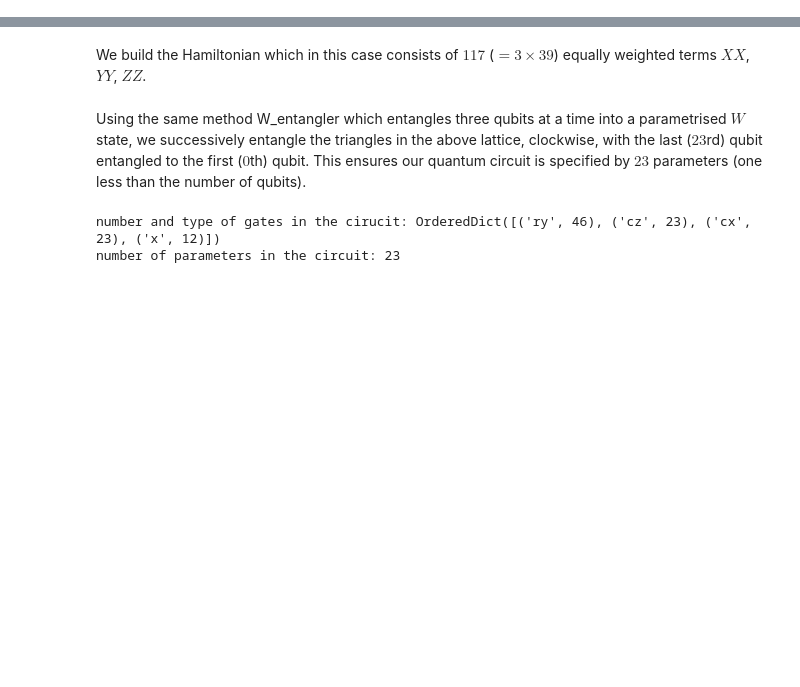
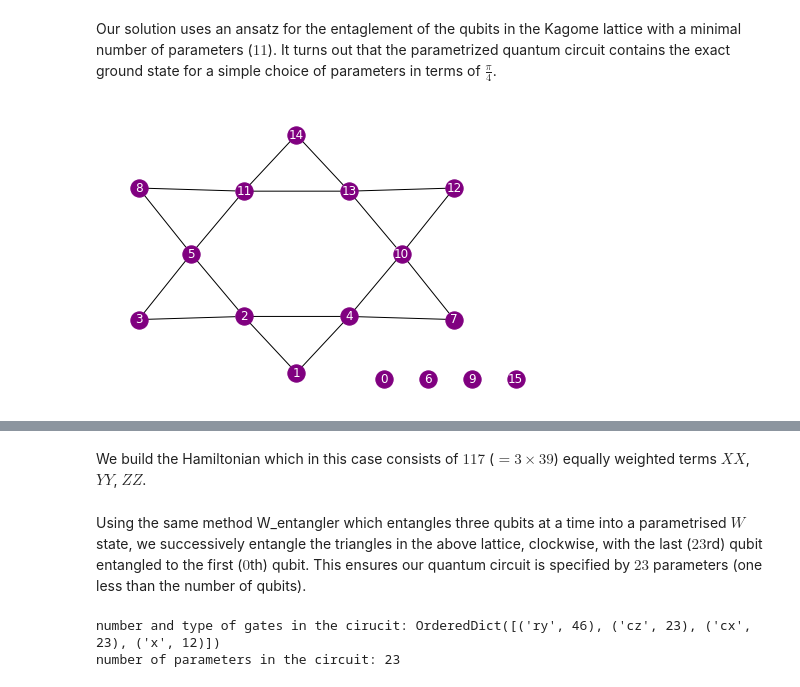
Before and after one commit to tkecker/open-science-prize-2022, a Jupyter notebook: TheKeck_submission.ipynb, the cells around one changed output, grey strips where cells are left out. Drawn from its saved outputs; the diff is of its cells as text; code cells hidden in the pictures; blank space fills up the shorter version.

```diff
--- a/TheKeck_submission.ipynb
+++ b/TheKeck_submission.ipynb
@@ -2,0 +3,2 @@ We now consider a lattice consisting of 3 adjacent Kagome cells, made up of $24$
+# %% [markdown]
+Our solution uses an ansatz for the entaglement of the qubits in the Kagome lattice with a minimal number of parameters ($11$). It turns out that the parametrized quantum circuit contains the exact ground state for a simple choice of parameters in terms of $\frac{\pi}{4}$.
@@ -2,0 +21,49 @@ We now consider a lattice consisting of 3 adjacent Kagome cells, made up of $24$
+# %%
+import rustworkx as rx
+from qiskit_nature.problems.second_quantization.lattice import Lattice
+
+# Kagome unit cell
+num_qubits = 16
+# Edge weight
+t = 1.0
+
+# Generate graph of kagome unit cell
+# Start by defining all the edges
+graph_16 = rx.PyGraph(multigraph=False)
+graph_16.add_nodes_from(range(num_qubits))
+edge_list = [
+    (1, 2, t),
+    (2, 3, t),
+    (3, 5, t),
+    (5, 8, t),
+    (8, 11, t),
+    (11, 14, t),
+    (14, 13, t),
+    (13, 12, t),
+    (12, 10, t),
+    (10, 7, t),
+    (7, 4, t),
+    (4, 1, t),
+    (4, 2, t),
+    (2, 5, t),
+    (5, 11, t),
+    (11, 13, t),
+    (13, 10, t),
+    (10, 4, t),
+]
+# Generate graph from the list of edges
+graph_16.add_edges_from(edge_list)
+
+# Make a Lattice from graph
+kagome_unit_cell_16 = Lattice(graph_16)
+
+# Draw Lattice and include labels to check we exclude the right spins
+# Specify node locations for better visualizations
+kagome_pos = {0:[1,-1], 6:[1.5,-1], 9:[2,-1], 15:[2.5,-1],
+              1:[0,-0.8], 2:[-0.6,1], 4:[0.6,1], 10:[1.2,3],
+              13:[0.6,5], 11:[-0.6,5], 5:[-1.2,3], 3:[-1.8,0.9],
+              8:[-1.8,5.1], 14:[0,6.8], 7:[1.8,0.9], 12:[1.8,5.1]}
+kagome_unit_cell_16.draw(style={'with_labels':True, 'font_color':'white', 'node_color':'purple', 'pos':kagome_pos})
+plt.show()
+# %% [output]
+[figure, added]
```
Also changed, not shown: parts of 33 cells of this notebook, 1 other file.
